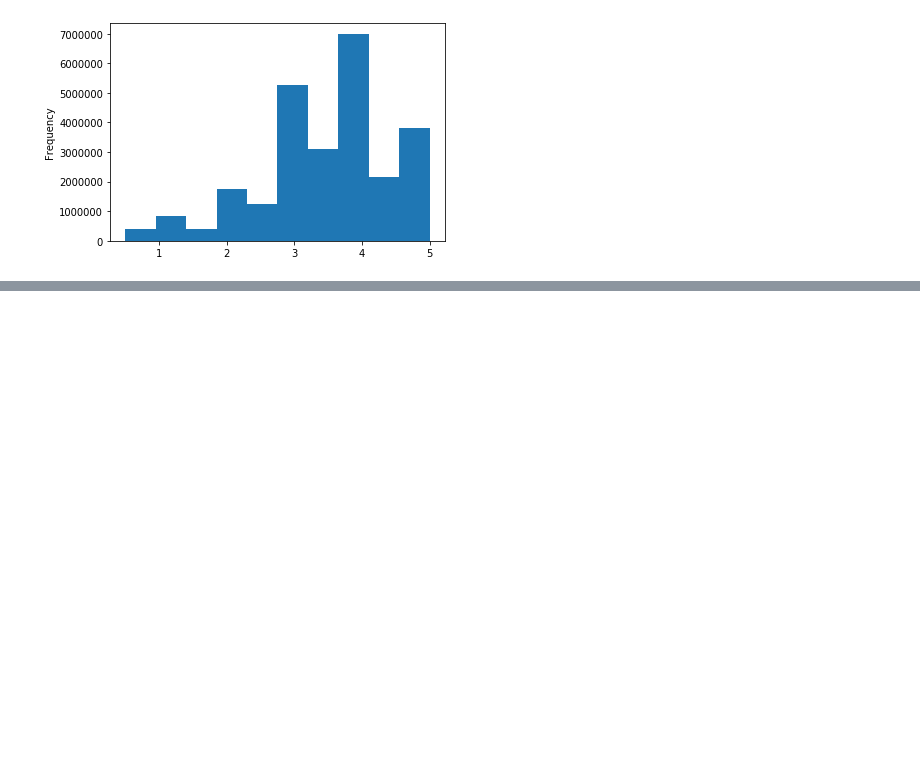
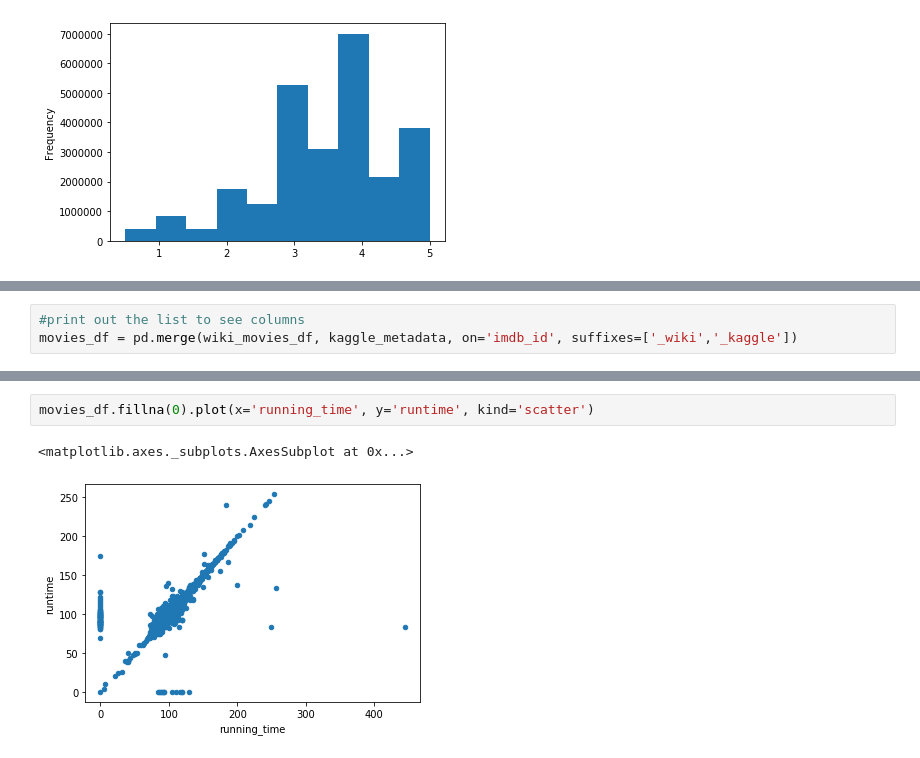
Before and after one commit to Barinderkaur15/Movies-ETL, a Jupyter notebook: wiki_movies.ipynb, the cells around one changed output, grey strips where cells are left out. Drawn from its saved outputs; the diff is of its cells as text; blank space fills up the shorter version.

Commit message:
adding merged clean data

```diff
--- a/wiki_movies.ipynb
+++ b/wiki_movies.ipynb
@@ -741,0 +754,3 @@ ratings['rating'].plot(kind='hist')
+# %%
+#print out the list to see columns
+movies_df = pd.merge(wiki_movies_df, kaggle_metadata, on='imdb_id', suffixes=['_wiki','_kaggle'])
@@ -741,0 +811,5 @@ ratings['rating'].plot(kind='hist')
+# %%
+movies_df.fillna(0).plot(x='running_time', y='runtime', kind='scatter')
+# %% [output]
+<matplotlib.axes._subplots.AxesSubplot at 0x...>
+[figure, added]
```
Also changed, not shown: parts of 29 cells of this notebook.
